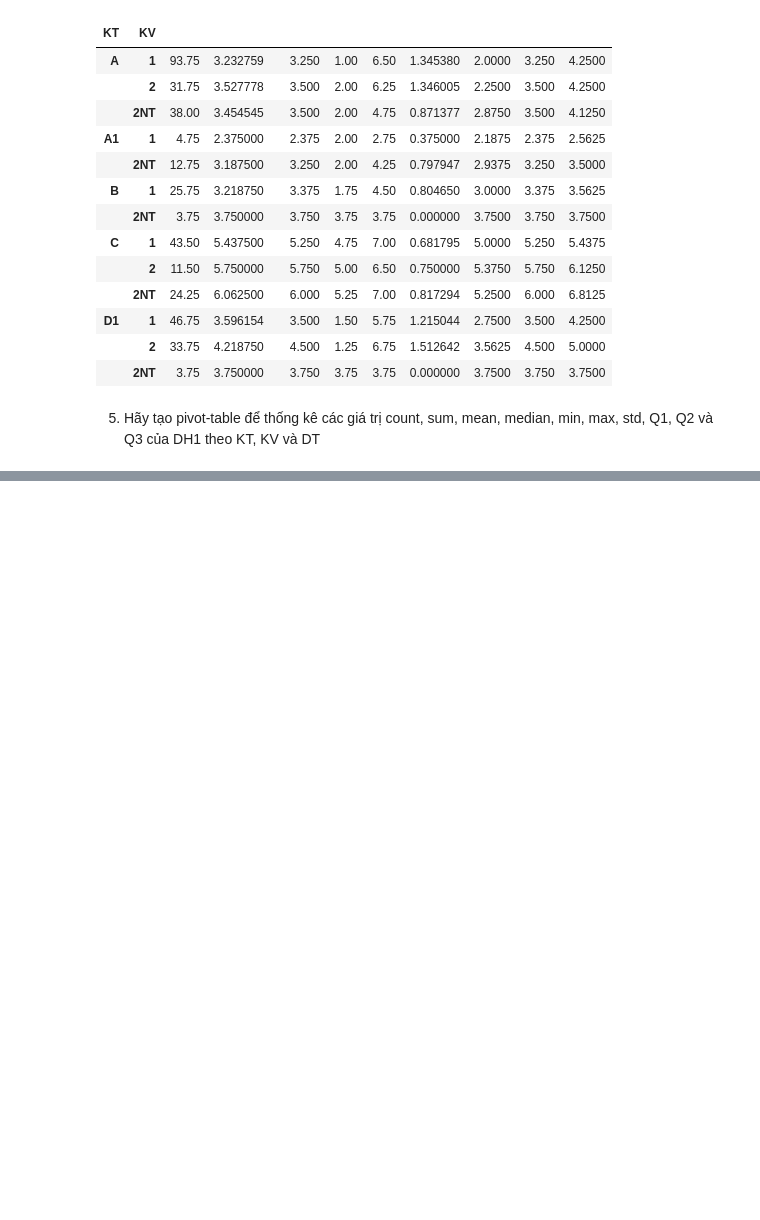
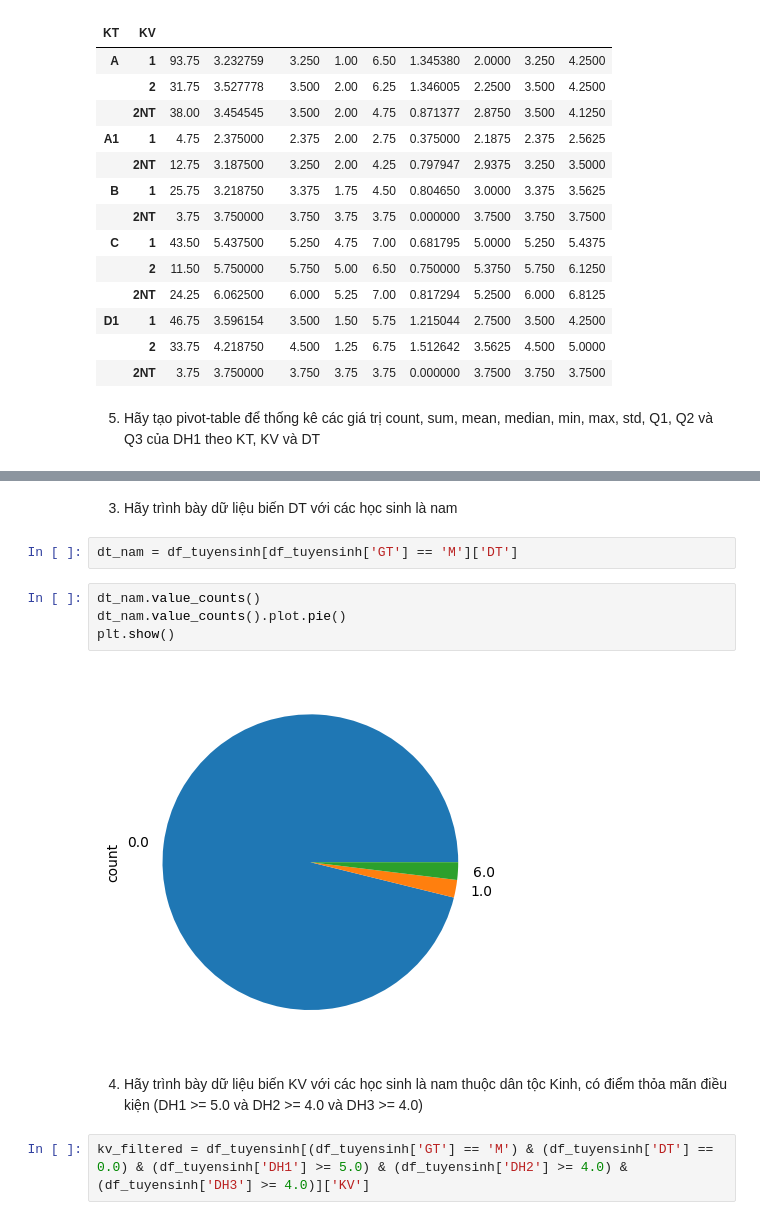
Before and after one commit to Duc-bug/Data-Analysis-Deep-Learning-Explanation, a Jupyter notebook: Week 2/lab2.ipynb, the cells around one changed output, grey strips where cells are left out. Cells and saved outputs as stored; diff of their text form; blank space fills up the shorter version.

```diff
--- a/Week 2/lab2.ipynb
+++ b/Week 2/lab2.ipynb
@@ -107,0 +138,15 @@ pd.pivot_table(data=df_tuyensinh,index=["KT","KV","DT" ],values="DH1",aggfunc=["
+# %% [markdown]
+3. Hãy trình bày dữ liệu biến DT với các học sinh là nam
+# %%
+dt_nam = df_tuyensinh[df_tuyensinh['GT'] == 'M']['DT']
+# %%
+dt_nam.value_counts()
+dt_nam.value_counts().plot.pie()
+plt.show()
+# %% [output]
+[figure, added]
+# %% [markdown]
+4. Hãy trình bày dữ liệu biến KV với các học sinh là nam thuộc dân tộc Kinh, có điểm thỏa
+mãn điều kiện (DH1 >= 5.0 và DH2 >= 4.0 và DH3 >= 4.0)
+# %%
+kv_filtered = df_tuyensinh[(df_tuyensinh['GT'] == 'M') & (df_tuyensinh['DT'] == 0.0) & (df_tuyensinh['DH1'] >= 5.0) & (df_tuyensinh['DH2'] >= 4.0) & (df_tuyensinh['DH3'] >= 4.0)]['KV']
```
Also changed, not shown: parts of 13 cells of this notebook.
